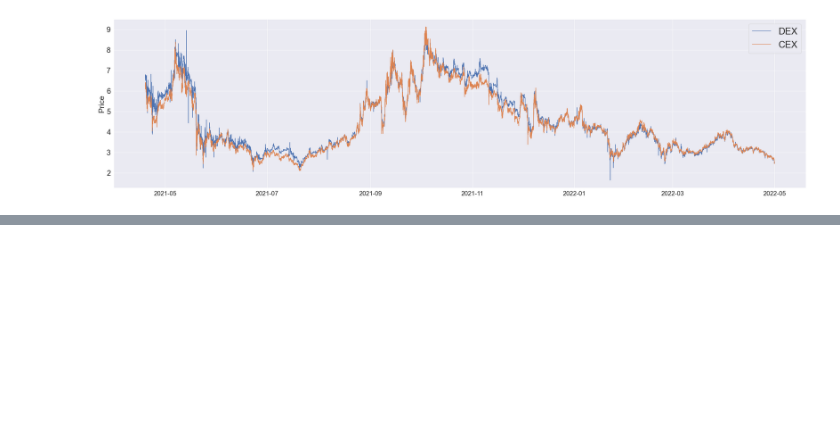
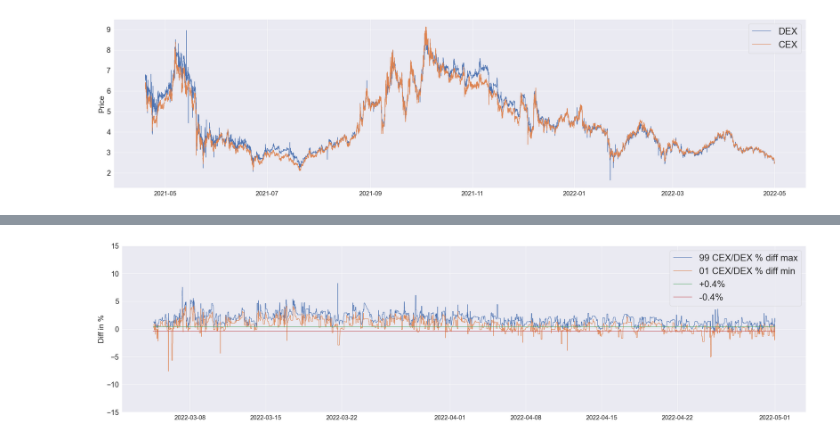
Before and after one commit to markysha/ml-practice, a Jupyter notebook: tezos-arbitrage/cex-dex analize.ipynb, the cells around one changed output, grey strips where cells are left out. Cells and saved outputs as stored; diff of their text form; code cells hidden in the pictures; blank space fills up the shorter version.

```diff
--- a/tezos-arbitrage/cex-dex analize.ipynb
+++ b/tezos-arbitrage/cex-dex analize.ipynb
@@ -334,0 +335,19 @@ plt.show()
+# %%
+price_history_tail = price_history.tail(10000)
+
+plt.rcParams['figure.figsize'] = [40, 10]
+ax = sns.lineplot(price_history_tail["time"], (price_history_tail["cex"]/price_history_tail["dex"]).rolling(10).quantile(0.99)*100-100, label="99 CEX/DEX % diff max", err_style="bars", ci=68)
+ax = sns.lineplot(price_history_tail["time"], (price_history_tail["cex"]/price_history_tail["dex"]).rolling(10).quantile(0.01)*100-100, label="01 CEX/DEX % diff min", err_style="bars", ci=68)
+plt.setp(ax.get_xticklabels(), rotation=0, size=20)
+plt.setp(ax.get_yticklabels(), size=24)
+ax1 = sns.lineplot([price_history_tail["time"].iloc[0], price_history_tail["time"].iloc[-1]], [+0.4, +0.4], label="+0.4%")
+ax1 = sns.lineplot([price_history_tail["time"].iloc[0], price_history_tail["time"].iloc[-1]], [-0.4, -0.4], label="-0.4%")
+plt.xlabel("", size=20)
+plt.ylabel("Diff in %", size=25)
+# plt.yscale("symlog")
+plt.ylim([-15, 15])
+# plt.xlim([price_history["time"].iloc[0], price_history["time"].iloc[-1]])
+plt.legend(prop={'size': 30})
+plt.show()
+# %% [output]
+[figure, added]
```
Also changed, not shown: parts of 1 cell of this notebook, 1 other file.
